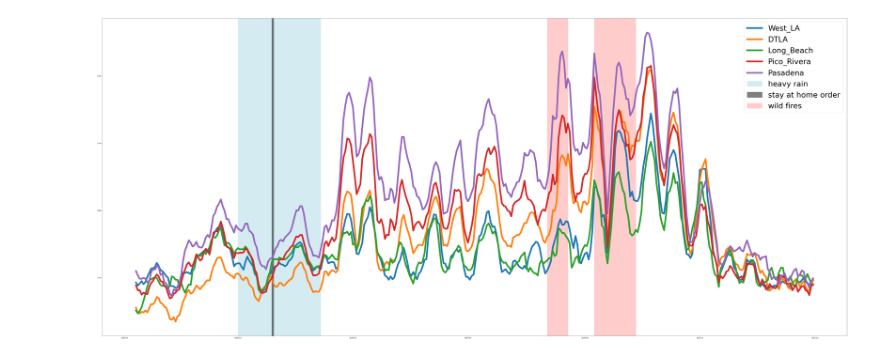
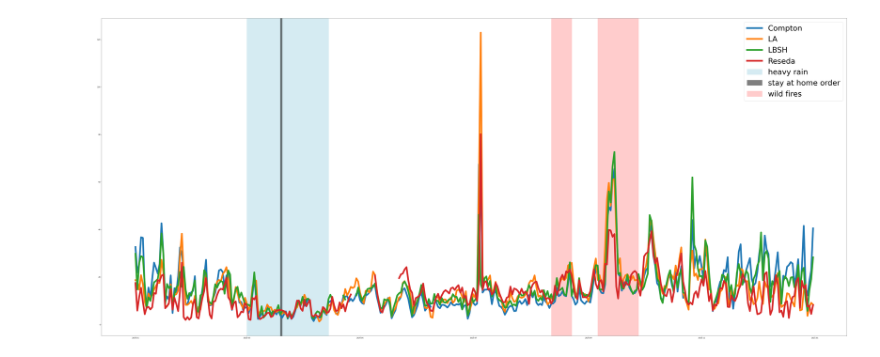
Before and after one commit to kevinmarlis/air-pollution-and-health, a Jupyter notebook: Covid/Covid Impacts on Air/Multi Site Analysis.ipynb, the cells around one changed output. Cells and saved outputs as stored; diff of their text form; code cells hidden in the pictures.

Commit message:
Updated dataset to use 4 new sites

```diff
--- a/Covid/Covid Impacts on Air/Multi Site Analysis.ipynb
+++ b/Covid/Covid Impacts on Air/Multi Site Analysis.ipynb
@@ -16,12 +24,9 @@ import matplotlib.pyplot as plt
 # %%
 start_date = '2020-01-01'
 end_date = '2020-12-31'
-sites = ['DTLA', 'Long_Beach', 'Pasadena', 'Pico_Rivera', 'West_LA']
+sites = ['LA', 'Compton', 'Reseda', 'LBSH']
 
 data_path = '../AQMD data/Location Data'
-files = [x for x in os.listdir(data_path) if not x.startswith('.')]
 
 datelist = pd.date_range(start_date, end_date).tolist()
 datelist = [date.to_pydatetime().strftime('%Y-%m-%d') for date in datelist]
-
-data = {}
@@ -45,0 +112,24 @@ for f in files:
+# %%
+# Fill in Ozone gaps
+f = 'EPA_OZONE.csv'
+var = 'Daily Max 8-hour Ozone Concentration'
+aux_df = pd.read_csv(f'{data_path}/{f}', parse_dates=True, index_col=0)
+aux_sites = ['Compton', 'Reseda', 'Signal Hill (LBSH)', 'Los Angeles-North Main Street']
+aux_df = aux_df[aux_df['Site Name'].isin(aux_sites)]
+aux_df = aux_df[['POC', var, 'Site Name']]
+
+# Fill in Reseda NO2 values
+reseda_pm_df = aux_df[(aux_df['Site Name'] == 'Reseda') & (aux_df['POC'] == 1)][var].reindex(pd.date_range(start_date, end_date), fill_value=np.nan)
+data['Reseda']['ozone'] = np.where(data['Reseda']['ozone'].isnull(), reseda_pm_df, data['Reseda']['ozone'])
+
+# Fill in Compton NO2 values
+compton_pm_df = aux_df[(aux_df['Site Name'] == 'Compton') & (aux_df['POC'] == 1)][var].reindex(pd.date_range(start_date, end_date), fill_value=np.nan)
+data['Compton']['ozone'] = np.where(data['Compton']['ozone'].isnull(), compton_pm_df, data['Compton']['ozone'])
+
+# Fill in LA NO2 values
+la_pm_df = aux_df[(aux_df['Site Name'] == 'Los Angeles-North Main Street') & (aux_df['POC'] == 1)][var].reindex(pd.date_range(start_date, end_date), fill_value=np.nan)
+data['LA']['ozone'] = np.where(data['LA']['ozone'].isnull(), la_pm_df, data['LA']['ozone'])
+
+# Fill in Long Beach NO2 values
+lb_pm_df = aux_df[(aux_df['Site Name'] == 'Signal Hill (LBSH)') & (aux_df['POC'] == 1)][var].reindex(pd.date_range(start_date, end_date), fill_value=np.nan)
+data['LBSH']['ozone'] = np.where(data['LBSH']['ozone'].isnull(), lb_pm_df, data['LBSH']['ozone'])
@@ -46,25 +140,28 @@ for f in files:
 # %%
-dfs = [(site, df['ozone']) for site, df in data.items()]
+dfs = [(site, df['pm25']) for site, df in data.items()]
 # %%
 fig = plt.figure(figsize=(80, 35))
 
 for df in dfs:
-    plt.plot(df[1]['ozone'].rolling(7).mean(), label=df[0], lw=10)
+#     plt.plot(df[1].rolling(7).mean(), label=df[0], lw=10)
+    plt.plot(df[1], label=df[0], lw=10)
+
+
 
 # ax[i].fill_between(list(range(1, len(x[1])+1)), test[var].rolling(7).mean(),color='mediumseagreen', label='prev decade avg')
 # Wet months
 plt.axvspan('2020-03-01', '2020-04-14', alpha=0.5, color='lightblue', label='heavy rain')
 
 # Stay at home dates
 plt.axvspan('2020-03-19', '2020-03-20', alpha=0.5, color='black', label='stay at home order')
 
 # Fire dates
 # http://www.aqmd.gov/home/news-events/news-and-media/2020-news-archives
 plt.axvspan('2020-08-12', '2020-08-23', alpha=0.2, color='red', label='wild fires')
 plt.axvspan('2020-09-06', '2020-09-28', alpha=0.2, color='red')
 
 
 plt.legend(prop={'size': 45})
 plt.show()
 # %% [output]
-[figure, old version]
+[figure, new version]
```
Also changed, not shown: parts of 11 cells of this notebook.
